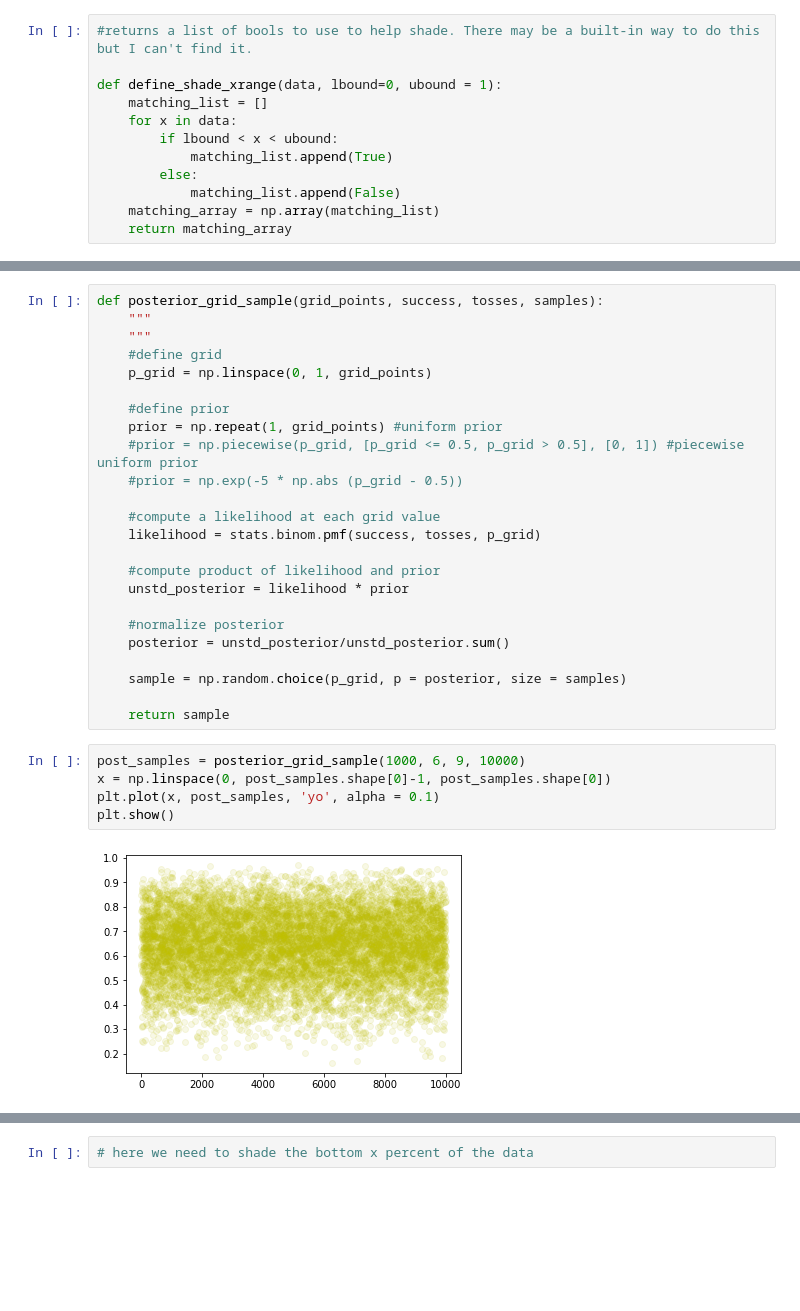
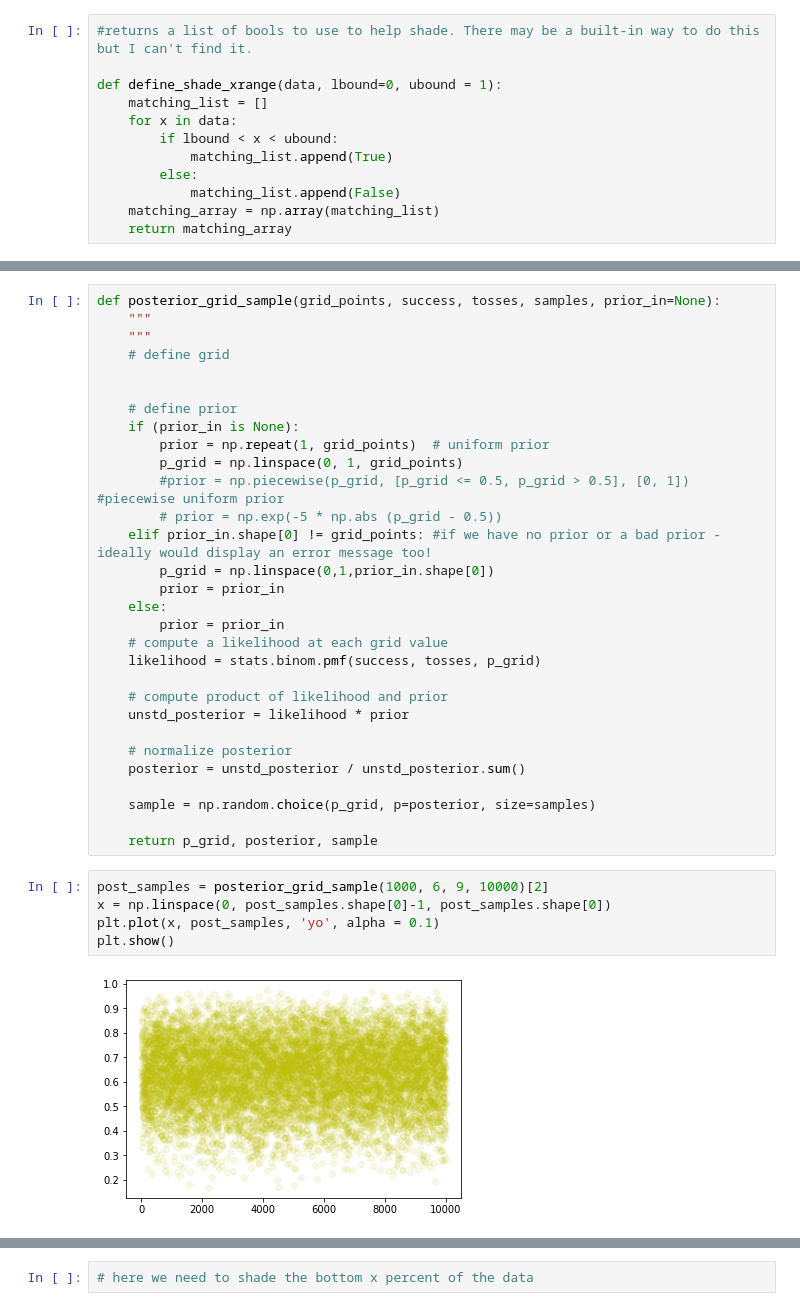
Before and after one commit to mikeviotti/Statistical_Rethinking_MV, a Jupyter notebook: Chapter_3.ipynb, the cells around one changed output, grey strips where cells are left out. Drawn from its saved outputs; the diff is of its cells as text; blank space fills up the shorter version.

```diff
--- a/Chapter_3.ipynb
+++ b/Chapter_3.ipynb
@@ -50,36 +95,42 @@ plt.plot(grid_data[0], grid_data[1])
 [<matplotlib.lines.Line2D at 0x...>]
 [figure]
 # %%
-def posterior_grid_sample(grid_points, success, tosses, samples):
+def posterior_grid_sample(grid_points, success, tosses, samples, prior_in=None):
     """
     """
-    #define grid
-    p_grid = np.linspace(0, 1, grid_points)
+    # define grid
 
-    #define prior
-    prior = np.repeat(1, grid_points) #uniform prior
-    #prior = np.piecewise(p_grid, [p_grid <= 0.5, p_grid > 0.5], [0, 1]) #piecewise uniform prior
-    #prior = np.exp(-5 * np.abs (p_grid - 0.5))
 
-    #compute a likelihood at each grid value
+    # define prior
+    if (prior_in is None):
+        prior = np.repeat(1, grid_points)  # uniform prior
+        p_grid = np.linspace(0, 1, grid_points)
+        #prior = np.piecewise(p_grid, [p_grid <= 0.5, p_grid > 0.5], [0, 1]) #piecewise uniform prior
+        # prior = np.exp(-5 * np.abs (p_grid - 0.5))
+    elif prior_in.shape[0] != grid_points: #if we have no prior or a bad prior - ideally would display an error message too!
+        p_grid = np.linspace(0,1,prior_in.shape[0])
+        prior = prior_in
+    else:
+        prior = prior_in
+    # compute a likelihood at each grid value
     likelihood = stats.binom.pmf(success, tosses, p_grid)
 
-    #compute product of likelihood and prior
+    # compute product of likelihood and prior
     unstd_posterior = likelihood * prior
 
-    #normalize posterior
-    posterior = unstd_posterior/unstd_posterior.sum()
+    # normalize posterior
+    posterior = unstd_posterior / unstd_posterior.sum()
 
-    sample = np.random.choice(p_grid, p = posterior, size = samples)
+    sample = np.random.choice(p_grid, p=posterior, size=samples)
 
-    return sample
+    return p_grid, posterior, sample
 # %%
-post_samples = posterior_grid_sample(1000, 6, 9, 10000)
+post_samples = posterior_grid_sample(1000, 6, 9, 10000)[2]
 x = np.linspace(0, post_samples.shape[0]-1, post_samples.shape[0])
 plt.plot(x, post_samples, 'yo', alpha = 0.1)
 plt.show()
 # %% [output]
-[figure, old version]
+[figure, new version]
 # %%
 #this is easier than a kernel density estimate, but I should learn how to do that anyway.
 plt.hist(post_samples, bins=25)
```
Also changed, not shown: parts of 65 cells of this notebook, 14 other files.
